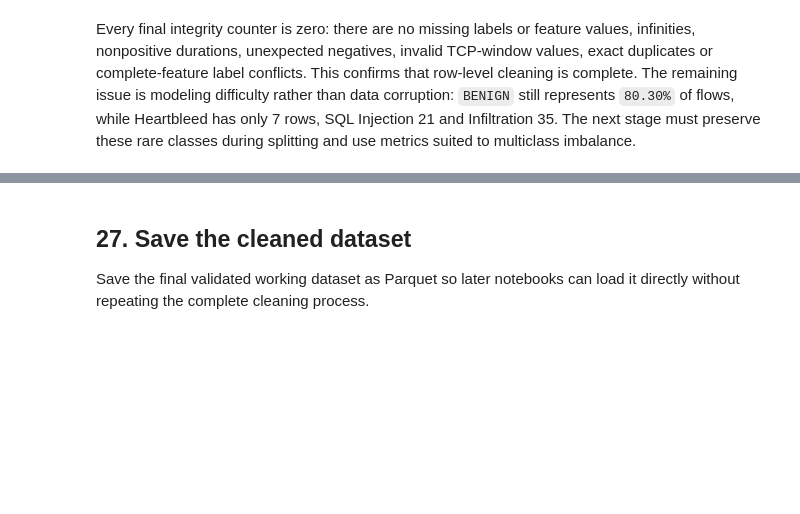
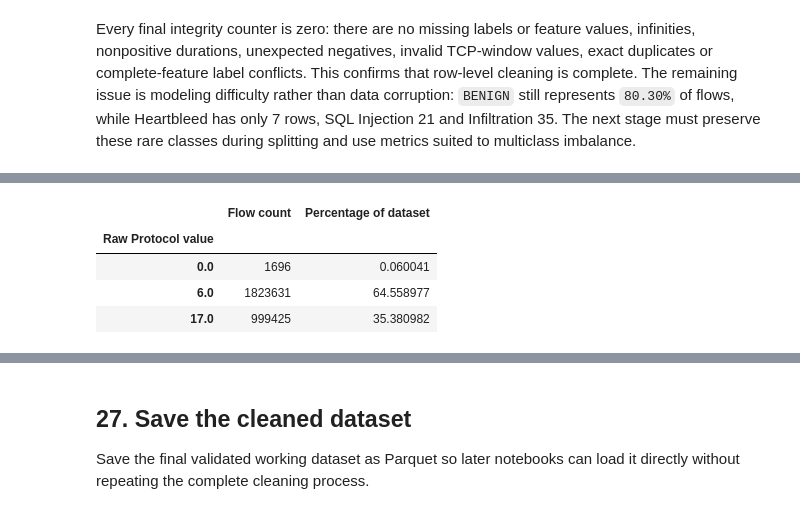
Before and after one commit to Adam-Zouari/DoS-Intrusion-Detection-System, a Jupyter notebook: ml/notebooks/01_data_exploration.ipynb, the cells around one changed output, grey strips where cells are left out. Cells and saved outputs as stored; diff of their text form; code cells hidden in the pictures; blank space fills up the shorter version.

```diff
--- a/ml/notebooks/01_data_exploration.ipynb
+++ b/ml/notebooks/01_data_exploration.ipynb
@@ -1779,0 +1735,20 @@ Every final integrity counter is zero: there are no missing labels or feature va
+# %%
+raw_protocol_counts = (
+    df_valid["Protocol"].value_counts(dropna=False).sort_index()
+)
+raw_protocol_distribution = (
+    raw_protocol_counts
+    .rename_axis("Raw Protocol value")
+    .rename("Flow count")
+    .to_frame()
+)
+raw_protocol_distribution["Percentage of dataset"] = (
+    raw_protocol_distribution["Flow count"] / len(df_valid) * 100
+)
+display(raw_protocol_distribution)
+# %% [output]
+|  | Flow count | Percentage of dataset |
+| Raw Protocol value |  |  |
+| 0.0 | 1696 | 0.060041 |
+| 6.0 | 1823631 | 64.558977 |
+| 17.0 | 999425 | 35.380982 |
```
Also changed, not shown: parts of 16 cells of this notebook, 1 other file.
